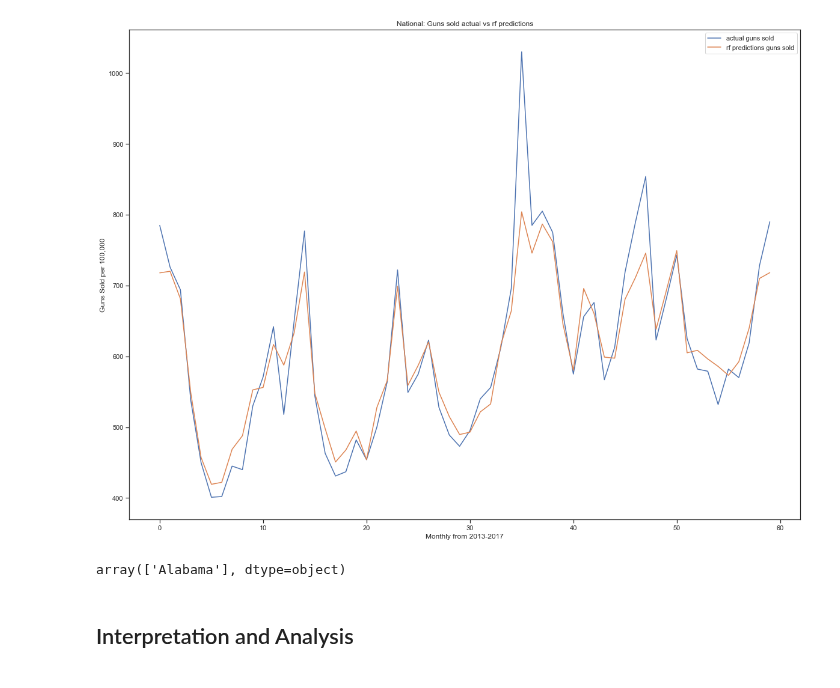
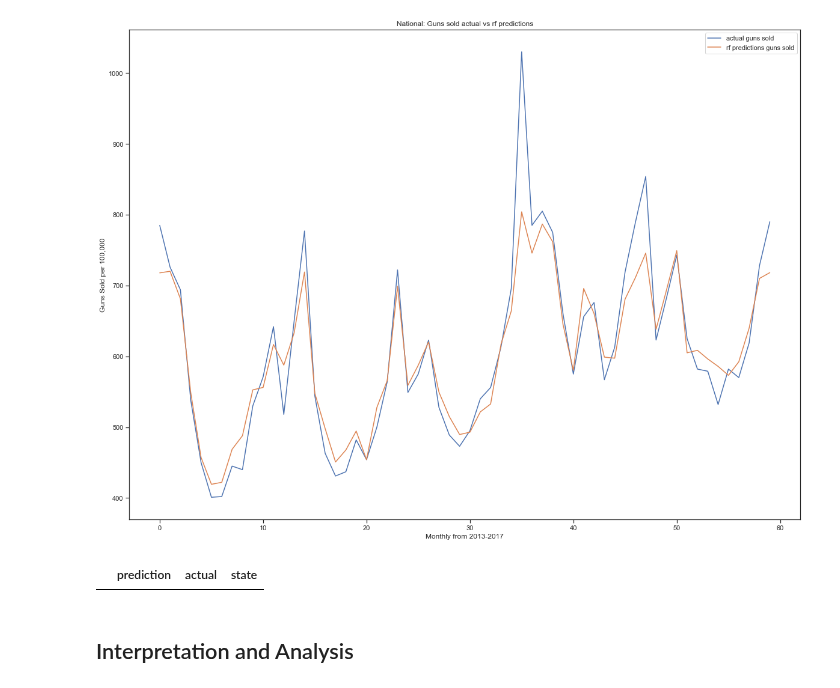
Before and after one commit to EliasFM/INFO370-FinalProject, a Jupyter notebook: temp_web_page.ipynb, the cells around one changed output. Cells and saved outputs as stored; diff of their text form; code cells hidden in the pictures.

Commit message:
created new state predictions

```diff
--- a/temp_web_page.ipynb
+++ b/temp_web_page.ipynb
@@ -373,14 +373,11 @@ plt.legend(['actual guns sold','rf predictions guns sold'])
 plt.show()
 # %% [output]
 [figure]
-# %%
-le.inverse_transform([0])
-# %% [output]
-array(['Alabama'], dtype=object)
 # %%
-plt.rcParams["figure.figsize"] = (20,25)
+# plt.rcParams["figure.figsize"] = (20,25)
 # fig, ax = plt.subplots(51, sharex=True,squeeze=False)
 rf.fit(train,df[testing])
+result_states = pd.DataFrame(columns=['prediction','actual','state'])
 for st in range(51):
     state_name = le.inverse_transform([st])
     temp = df[df.state == st]
@@ -389,14 +386,22 @@ for st in range(51):
     y_pred = rf.predict(temp_train)
 #     pd.DataFrame(y_pred).plot(ax=curax)
     temp_save = pd.DataFrame(y_pred).join(temp[testing].reset_index(drop=True))
-    temp_save.columns = ['prediction','actual']
-    temp_save.to_csv('./data/state_predictions/{}_predictions.csv'.format(state_name[0]))
+    temp_save['state']=state_name[0]
+    temp_save.columns = ['prediction','actual','state']
+    result_states.append(temp_save,ignore_index=True)
+
+
+# temp_save.to_csv('./data/state_predictions.csv')
 
 # plt.title('Guns sold actual vs rf predictions')
 # plt.ylabel('Guns Sold per 100,000')
 # plt.xlabel('monthly per state from 2013-2017')
 # plt.legend(['actual guns sold','rf predictions guns sold'])
 # plt.show()
+# %%
+result_states
+# %% [output]
+|  | prediction | actual | state |
 # %% [markdown]
 ## Interpretation and Analysis
 # %% [markdown]
```
Also changed, not shown: parts of 1 cell of this notebook, 1 other file.
